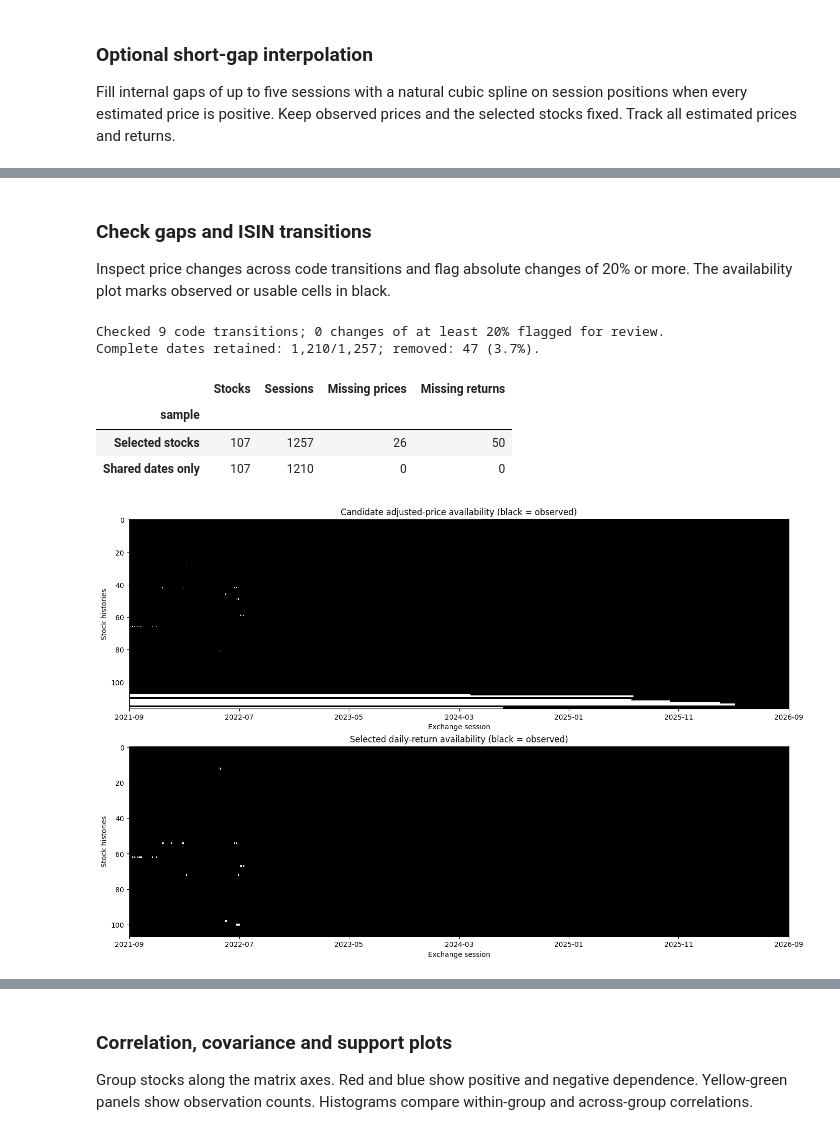
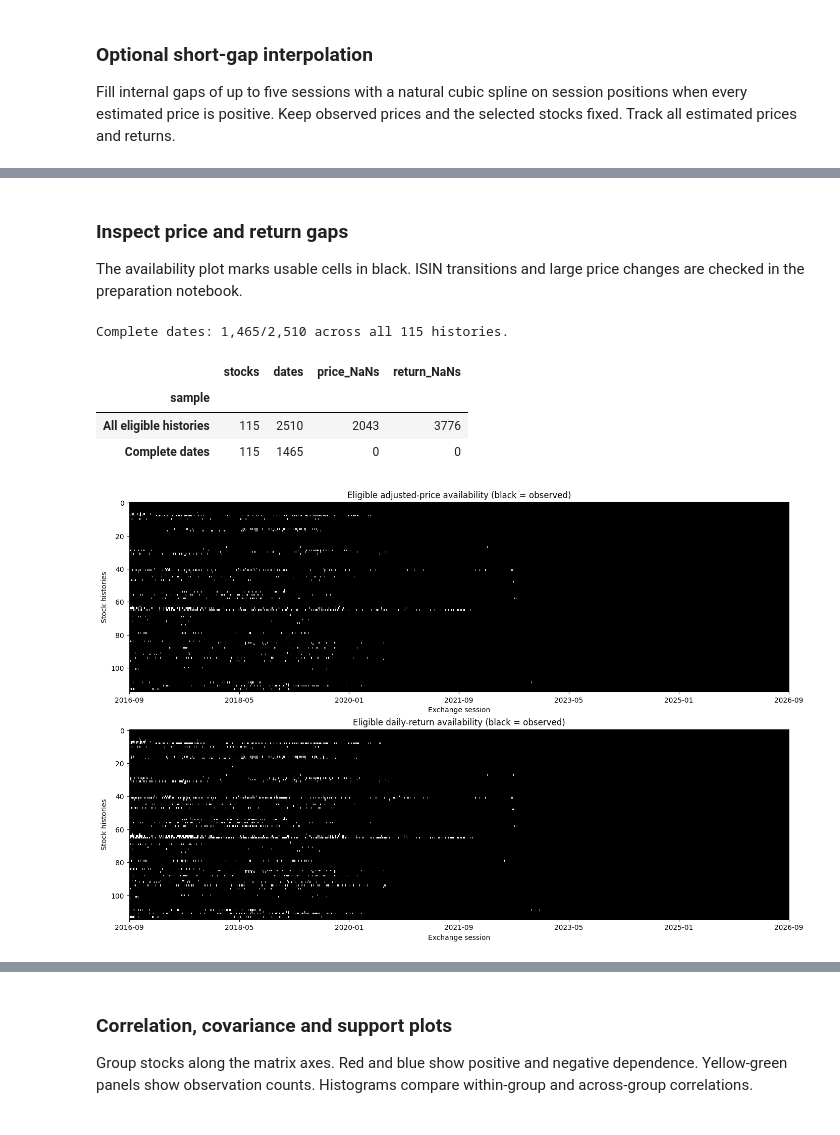
Before and after one commit to dared22/master_thesis, a Jupyter notebook: EDA/EDA_sector_dependence.ipynb, the cells around one changed output, grey strips where cells are left out. Cells and saved outputs as stored; diff of their text form; code cells hidden in the pictures.

```diff
--- a/EDA/EDA_sector_dependence.ipynb
+++ b/EDA/EDA_sector_dependence.ipynb
@@ -28,14 +28,10 @@ from scipy.spatial.distance import pdist, squareform
 from sklearn.covariance import LedoitWolf
 from sklearn.decomposition import PCA
 from threadpoolctl import threadpool_limits
-import exchange_calendars as xcals
 from tslearn.metrics import cdist_dtw, dtw, dtw_path
 from IPython.display import display
 
-SOURCE_PATH = Path("Data/eligible/data_mapped.csv")
-START = pd.Timestamp("2021-09-08")
-END = pd.Timestamp("2026-09-08")
-COVERAGE = 0.95
+SOURCE_PATH = Path("Data/eligible/price_histories.csv")
 MIN_PAIR = 252
 MIN_TAIL = 1000
 TAIL_LEVEL = 0.05
@@ -55,7 +51,7 @@ grouping_columns["Original"] = "Sector"
 group_column = grouping_columns[GROUPING_LEVEL]
 source_sha256 = hashlib.sha256(source.read_bytes()).hexdigest()
 packages = ["numpy", "pandas", "scipy", "scikit-learn", "matplotlib",
-            "exchange_calendars", "tslearn", "threadpoolctl"]
+            "tslearn", "threadpoolctl"]
 package_versions = pd.Series({p: version(p) for p in packages}, name="version")
 plt.rcParams.update({"figure.dpi": 100, "axes.grid": False})
 pd.set_option("display.max_columns", 10)
@@ -63,6 +59,6 @@ pd.set_option("display.max_rows", 12)
 pd.set_option("display.max_colwidth", 70)
 pd.set_option("display.precision", 3)
 started = perf_counter()
-print(f"Data: {SOURCE_PATH} | {START.date()} to {END.date()}")
+print(f"Data: {SOURCE_PATH}")
 print(f"Grouping: {GROUPING_LEVEL}; interpolation: {INTERPOLATE_SHORT_GAPS}.")
 # %% [output]
@@ -371,87 +193,48 @@ Estimated selected prices: 0; estimated daily returns: 0.
 # %% [markdown]
-### Check gaps and ISIN transitions
+### Inspect price and return gaps
 
-Inspect price changes across code transitions and flag absolute changes of 20% or more. The availability plot marks observed or usable cells in black.
+The availability plot marks usable cells in black. ISIN transitions and large price changes are checked in the preparation notebook.
 # %%
-transition_rows = []
-for stock_id in candidates:
-    component = lineage.loc[lineage["stock_id"].eq(stock_id)].sort_values("first")
-    for (_, old), (_, new) in zip(component.iloc[:-1].iterrows(), component.iloc[1:].iterrows()):
-        new_rows = clean.loc[(clean["ISIN"].eq(new["ISIN"]))
-                             & clean.index.get_level_values("Date").isin(sessions)]
-        if new_rows.empty or not (START <= new["first"] <= END):
-            continue
-        boundary_date = new_rows.index.get_level_values("Date")[0]
-        old_rows = clean.loc[clean["ISIN"].eq(old["ISIN"])]
-        previous_date = old_rows.index.get_level_values("Date").max() if len(old_rows) else pd.NaT
-        old_price = old_rows.iloc[-1]["price"] if len(old_rows) else np.nan
-        new_price = new_rows.iloc[0]["price"]
-        # Older prices may precede the analysis window; retrieve the last source value.
-        if pd.isna(previous_date):
-            older = candidate_data.loc[candidate_data["ISIN"].eq(old["ISIN"])]
-            previous_date = older["Date"].max()
-            vals = older.loc[older["Date"].eq(previous_date), "AdjustedPrice"]
-            old_price = vals.iloc[0] if vals.nunique(dropna=False) == 1 else np.nan
-        change = new_price / old_price - 1 if np.isfinite(old_price) and old_price > 0 else np.nan
-        transition_rows.append({"stock_id": stock_id, "name": audit.loc[stock_id, "name"],
-            "old_isin": old["ISIN"], "new_isin": new["ISIN"], "previous_record": previous_date,
-            "boundary_date": boundary_date, "old_price": old_price, "new_price": new_price,
-            "recorded_change": change, "daily_log_return": all_returns.loc[boundary_date, stock_id],
-            "large_change_flag": bool(abs(change) >= BOUNDARY_FLAG),
-            "estimated_daily_return": bool(imputed_return_mask.loc[boundary_date, stock_id]),
-            "evidence": new["link_evidence"]})
-transitions = pd.DataFrame(transition_rows)
-large_changes = sum(row["large_change_flag"] for row in transition_rows)
-print(f"Checked {len(transitions)} code transitions; "
-      f"{large_changes} changes of at least 20% flagged for review.")
-
 returns = all_returns.loc[:, stock_ids]
 prices = prices_in_window.loc[:, stock_ids]
 complete_mask = returns.notna().all(axis=1)
-complete = returns.loc[complete_mask]
+complete = returns.loc[complete_mask, stock_ids]
 assert len(complete) >= MIN_PAIR, "Too few complete dates for the planned common-panel analysis."
 assert complete.std().gt(0).all(), "Review constant stocks before PCA and covariance estimation."
 
 
 def missing_summary(label: str, p: pd.DataFrame, r: pd.DataFrame) -> dict:
     """Count missing entries with each table's own explicit denominator."""
     return {"sample": label, "stocks": r.shape[1], "dates": len(r),
             "price_cells": p.size, "price_NaNs": int(p.isna().sum().sum()),
             "price_NaN_pct": 100 * p.isna().sum().sum() / p.size,
             "return_cells": r.size, "return_NaNs": int(r.isna().sum().sum()),
             "return_NaN_pct": 100 * r.isna().sum().sum() / r.size}
 
 
 missingness = pd.DataFrame([
-    missing_summary("All candidate histories", prices_in_window, all_returns),
-    missing_summary("After boundary/95% filter", prices_in_window[eligible.index], all_returns[eligible.index]),
-    missing_summary("After share-class selection", prices, returns),
-    missing_summary("Complete dates; same selected stocks", prices.loc[complete_mask], complete),
+    missing_summary("All eligible histories", prices, returns),
+    missing_summary("Complete dates", prices.loc[complete_mask, stock_ids], complete),
 ]).set_index("sample")
-display(missingness.loc[["After share-class selection", "Complete dates; same selected stocks"],
-    ["stocks", "dates", "price_NaNs", "return_NaNs"]].rename(
-    index={"After share-class selection": "Selected stocks", "Complete dates; same selected stocks": "Shared dates only"},
-    columns={"stocks": "Stocks", "dates": "Sessions", "price_NaNs": "Missing prices", "return_NaNs": "Missing returns"}))
-print(f"Complete dates retained: {len(complete):,}/{len(returns):,}; "
-      f"removed: {(~complete_mask).sum():,} ({100 * (~complete_mask).mean():.1f}%).")
+display(missingness[["stocks", "dates", "price_NaNs", "return_NaNs"]])
+print(f"Complete dates: {len(complete):,}/{len(returns):,} across all {len(stock_ids)} histories.")
 fig, axes = plt.subplots(2, 1, figsize=(14, 9), constrained_layout=True)
 for ax, frame, title in zip(axes, [observed_prices_in_window, returns],
-                          ["Candidate adjusted-price availability", "Selected daily-return availability"]):
+                          ["Eligible adjusted-price availability", "Eligible daily-return availability"]):
     ax.imshow(frame.notna().T, aspect="auto", interpolation="nearest", cmap="Greys", vmin=0, vmax=1)
     ticks = np.linspace(0, len(frame) - 1, 7).astype(int)
     ax.set_xticks(ticks, frame.index[ticks].strftime("%Y-%m"))
     caption = " (black = available, including estimates)" if INTERPOLATE_SHORT_GAPS and frame is returns else " (black = observed)"
     ax.set(title=title + caption, xlabel="Exchange session", ylabel="Stock histories")
 plt.show()
 plt.close(fig)
 # %% [output]
-Checked 9 code transitions; 0 changes of at least 20% flagged for review.
-Complete dates retained: 1,210/1,257; removed: 47 (3.7%).
+Complete dates: 1,465/2,510 across all 115 histories.
-|  | Stocks | Sessions | Missing prices | Missing returns |
+|  | stocks | dates | price_NaNs | return_NaNs |
 | sample |  |  |  |  |
-| Selected stocks | 107 | 1257 | 26 | 50 |
-| Shared dates only | 107 | 1210 | 0 | 0 |
+| All eligible histories | 115 | 2510 | 2043 | 3776 |
+| Complete dates | 115 | 1465 | 0 | 0 |
-[figure, old version]
+[figure, new version]
 # %% [markdown]
 ## Compare within-group and across-group dependence
 
```
Also changed, not shown: parts of 27 cells of this notebook, 16 other files.
